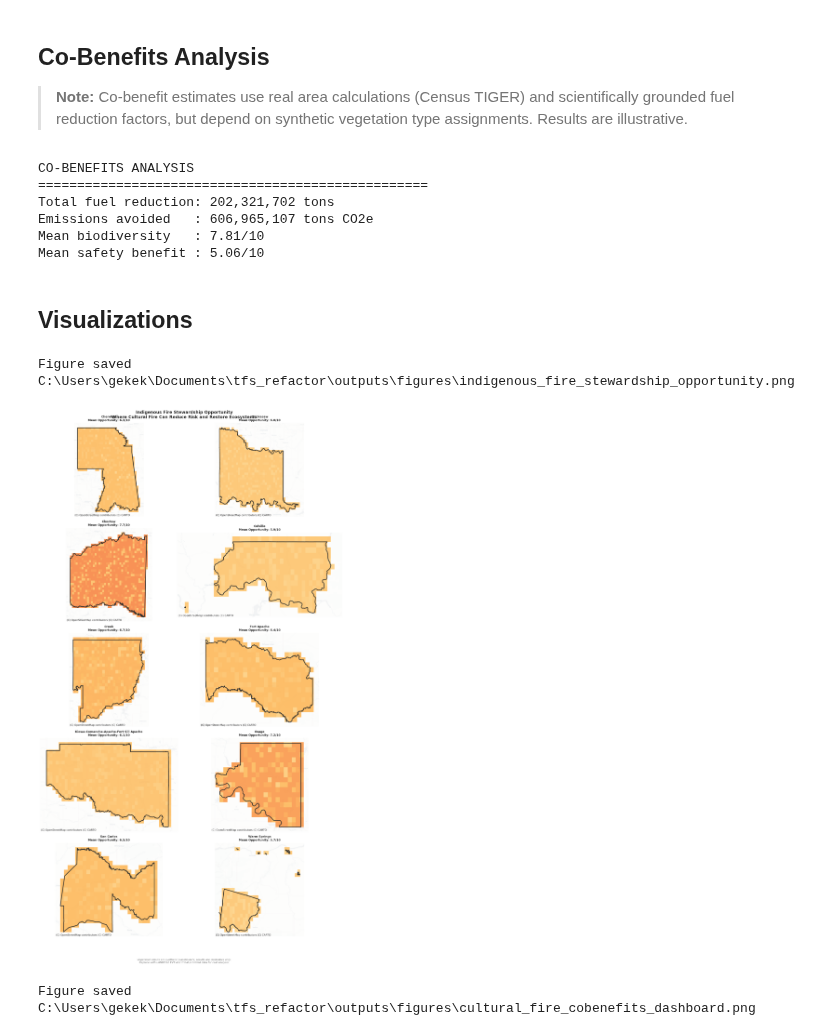
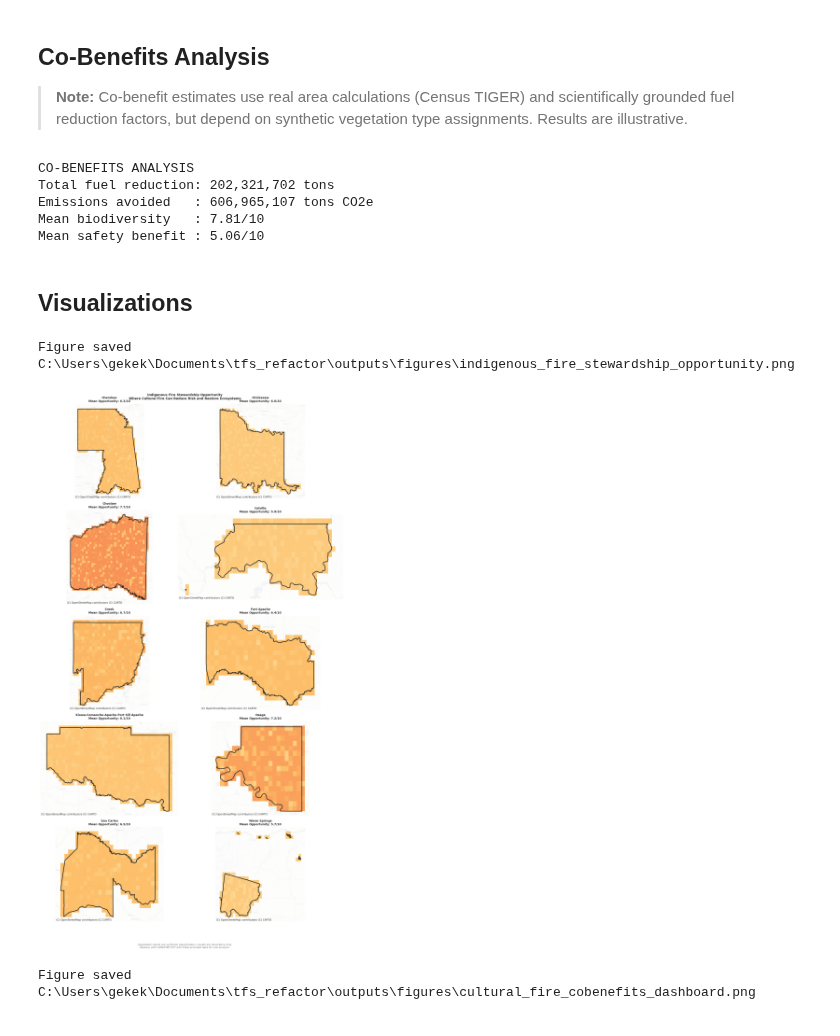
Before and after one commit to daearconsulting/tribal_fire_science, a Jupyter notebook: notebooks/indigenous_fire_stewardship.ipynb, the cells around one changed output. Cells and saved outputs as stored; diff of their text form; code cells hidden in the pictures.

```diff
--- a/notebooks/indigenous_fire_stewardship.ipynb
+++ b/notebooks/indigenous_fire_stewardship.ipynb
@@ -694,7 +677,7 @@ vegetation["community_safety_benefit"] = (
     vegetation["fire_risk_score"] * 0.5
 ).clip(0, 10)
 
-# Composite co-benefits score
+# Composite co-benefits score (weighted)
 vegetation["co_benefits_score"] = (
     vegetation["biodiversity_benefit"]    * 0.30 +
     vegetation["carbon_benefit_score"]    * 0.30 +
@@ -707,14 +690,12 @@ vegetation["co_benefits_category"] = pd.cut(
 )
 
 print("CO-BENEFITS ANALYSIS")
-print("=" * 50)
 print(f"Total fuel reduction: {vegetation['total_fuel_reduction_tons'].sum():,.0f} tons")
 print(f"Emissions avoided   : {vegetation['wildfire_emissions_avoided_tons'].sum():,.0f} tons CO2e")
 print(f"Mean biodiversity   : {vegetation['biodiversity_benefit'].mean():.2f}/10")
 print(f"Mean safety benefit : {vegetation['community_safety_benefit'].mean():.2f}/10")
 # %% [output]
 CO-BENEFITS ANALYSIS
-==================================================
 Total fuel reduction: 202,321,702 tons
 Emissions avoided   : 606,965,107 tons CO2e
 Mean biodiversity   : 7.81/10
@@ -769,35 +750,35 @@ for idx, (_, tribe_row) in enumerate(tribal_lands.iterrows()):
     try:
         ctx.add_basemap(ax, source=ctx.providers.CartoDB.Positron, alpha=0.3)
     except Exception:
         pass
 
     mean_opp = local_veg["opportunity_score"].mean()
     ax.set_title(
         f"{name}\nMean Opportunity: {mean_opp:.1f}/10",
         fontsize=9, fontweight="bold",
     )
     ax.set_axis_off()
 
 for ax in axes[n_tribes:]:
     ax.set_visible(False)
 
 fig.text(
     0.5, 0.02,
     "Vegetation inputs are synthetic placeholders; results are illustrative only.\n"
     "Replace with LANDFIRE EVT and Tribal-provided data for real analysis.",
     ha="center", fontsize=8, style="italic", color="gray",
 )
 plt.suptitle(
     "Indigenous Fire Stewardship Opportunity\n"
     "Where Cultural Fire Can Reduce Risk and Restore Ecosystems",
-    fontsize=13, fontweight="bold",
+    fontsize=10, fontweight="bold",
 )
 plt.tight_layout(rect=[0, 0.06, 1, 1])
 charts.save_figure(fig, "outputs/figures/indigenous_fire_stewardship_opportunity.png")
 plt.show()
 # %% [output]
 Figure saved C:\Users\gekek\Documents\tfs_refactor\outputs\figures\indigenous_fire_stewardship_opportunity.png
-[figure, old version]
+[figure, new version]
 # %%
 # Co-benefits dashboard
 fig, axes = plt.subplots(2, 2, figsize=(15, 11))
```
Also changed, not shown: parts of 13 cells of this notebook, 2 other files.
